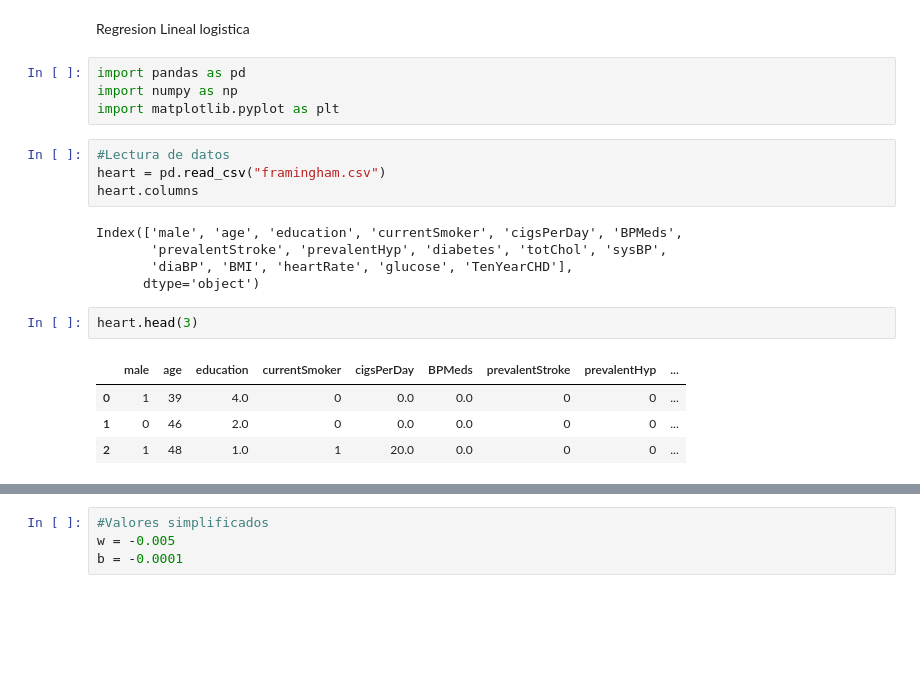
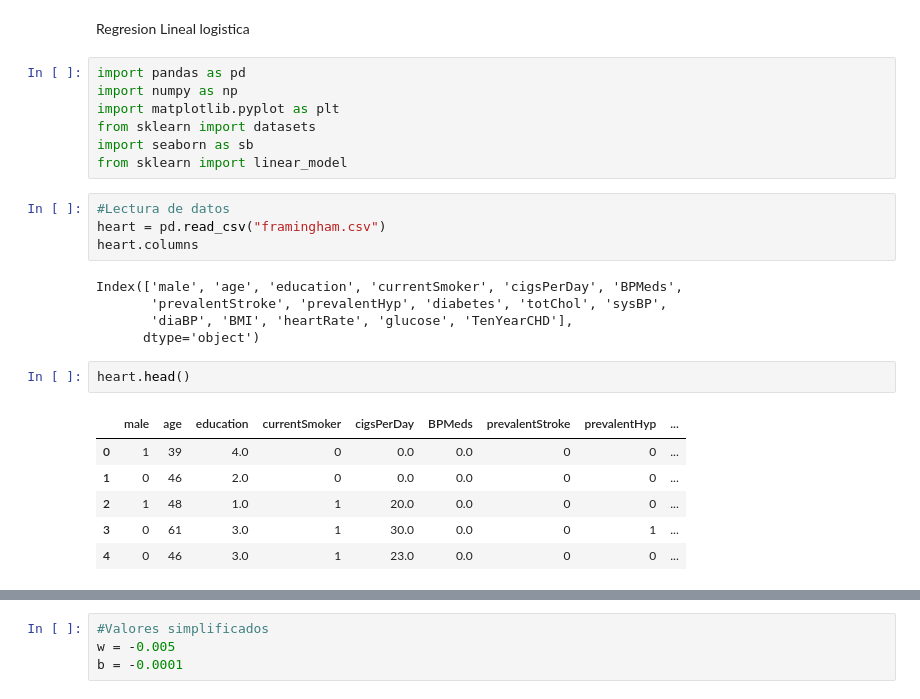
Before and after one commit to Aizuwu/Unad, a Jupyter notebook: archive1/datalogistic.ipynb, the cells around one changed output, grey strips where cells are left out. Drawn from its saved outputs; the diff is of its cells as text; blank space fills up the shorter version.

```diff
--- a/archive1/datalogistic.ipynb
+++ b/archive1/datalogistic.ipynb
@@ -4,6 +4,9 @@ Regresion Lineal logistica
 import pandas as pd
 import numpy as np
 import matplotlib.pyplot as plt
+from sklearn import datasets
+import seaborn as sb
+from sklearn import linear_model
 # %%
 #Lectura de datos
 heart = pd.read_csv("framingham.csv")
@@ -14,9 +17,11 @@ Index(['male', 'age', 'education', 'currentSmoker', 'cigsPerDay', 'BPMeds',
        'diaBP', 'BMI', 'heartRate', 'glucose', 'TenYearCHD'],
       dtype='object')
 # %%
-heart.head(3)
+heart.head()
 # %% [output]
 |  | male | age | education | currentSmoker | cigsPerDay | BPMeds | prevalentStroke | prevalentHyp | ... |
 | 0 | 1 | 39 | 4.0 | 0 | 0.0 | 0.0 | 0 | 0 | ... |
 | 1 | 0 | 46 | 2.0 | 0 | 0.0 | 0.0 | 0 | 0 | ... |
 | 2 | 1 | 48 | 1.0 | 1 | 20.0 | 0.0 | 0 | 0 | ... |
+| 3 | 0 | 61 | 3.0 | 1 | 30.0 | 0.0 | 0 | 1 | ... |
+| 4 | 0 | 46 | 3.0 | 1 | 23.0 | 0.0 | 0 | 0 | ... |
```
Also changed, not shown: parts of 12 cells of this notebook.
